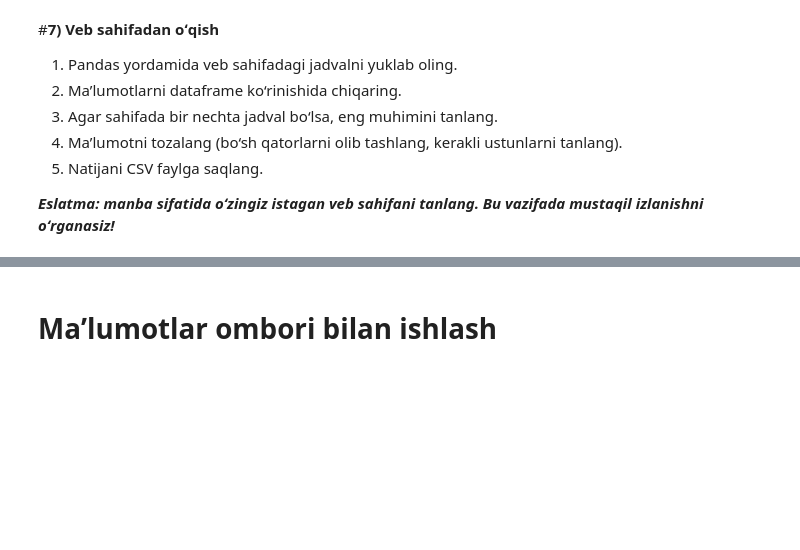
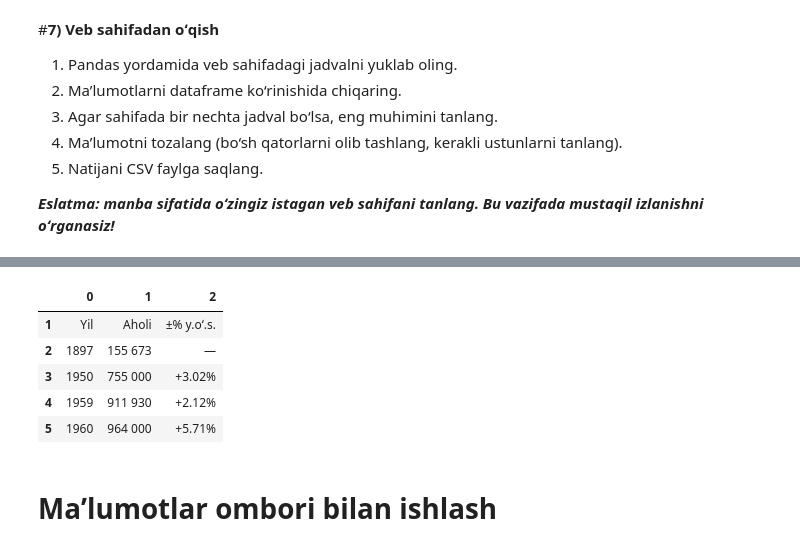
Before and after one commit to abdulaziz2501/Edfix_vazifalari, a Jupyter notebook: Copy_of_10_MAʼLUMOTLARGA_ISHLOV_BERISH_10_25_YAKUNIY_AMALIY_VAZIFA.ipynb, the cells around one changed output, grey strips where cells are left out. Saved outputs shown, nothing was run; the diff lists cells and outputs as text; code cells hidden in the pictures; blank space fills up the shorter version.

```diff
--- a/Copy_of_10_MAʼLUMOTLARGA_ISHLOV_BERISH_10_25_YAKUNIY_AMALIY_VAZIFA.ipynb
+++ b/Copy_of_10_MAʼLUMOTLARGA_ISHLOV_BERISH_10_25_YAKUNIY_AMALIY_VAZIFA.ipynb
@@ -172,0 +207,10 @@ price_url = f"https://api.coingecko.com/api/v3/simple/price?ids={coin_ids}&vs_cu
+# %%
+df = df.dropna()
+df.head()
+# %% [output]
+|  | 0 | 1 | 2 |
+| 1 | Yil | Aholi | ±% y.oʻ.s. |
+| 2 | 1897 | 155 673 | — |
+| 3 | 1950 | 755 000 | +3.02% |
+| 4 | 1959 | 911 930 | +2.12% |
+| 5 | 1960 | 964 000 | +5.71% |
```
Also changed, not shown: parts of 35 cells of this notebook.
